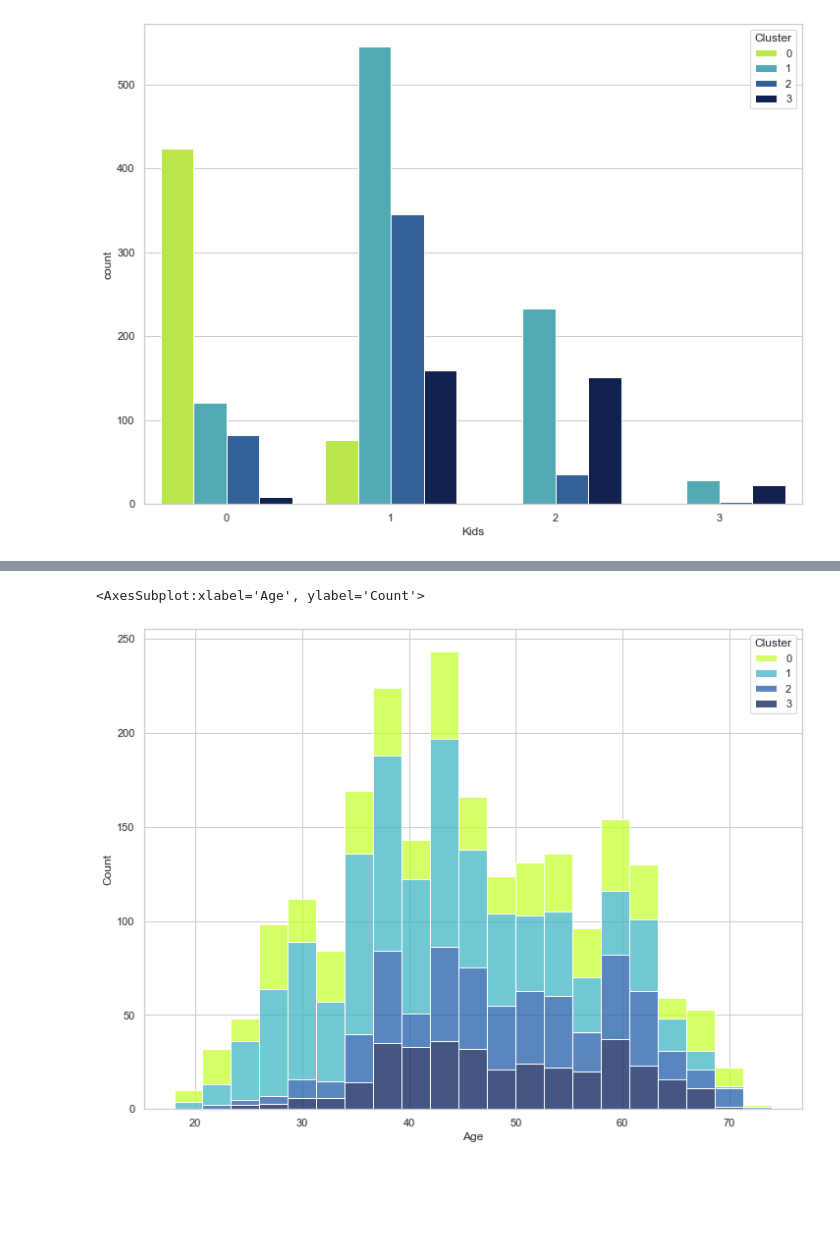
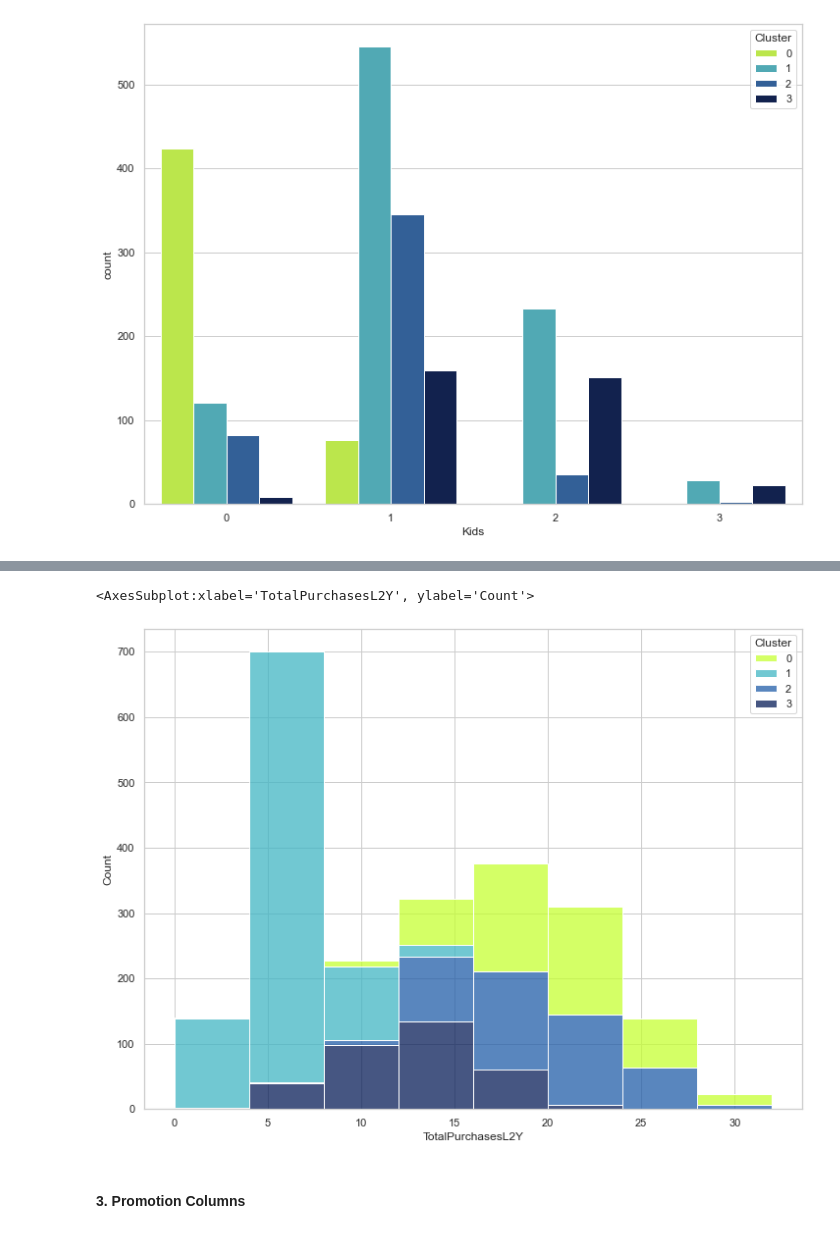
Before and after one commit to mariaperezdeayalas/Customer-Segmentation-Final-Project-, a Jupyter notebook: Notebooks/3. Clustering - KMeans.ipynb, the cells around one changed output, grey strips where cells are left out. Cells and saved outputs as stored; diff of their text form; code cells hidden in the pictures; blank space fills up the shorter version.

Commit message:
clusters analysis empezado

```diff
--- a/Notebooks/3. Clustering - KMeans.ipynb
+++ b/Notebooks/3. Clustering - KMeans.ipynb
@@ -158,6 +175,8 @@ sns.countplot(data = clients, x = 'Kids', hue = 'Cluster', palette = pal)
 # %%
-sns.histplot(data = clients, x = "Age", hue = "Cluster", multiple="stack", palette = pal)
+sns.histplot(data = clients, x = "TotalPurchasesL2Y", hue = "Cluster", multiple="stack", palette = pal, bins = 8)
 # %% [output]
-<AxesSubplot:xlabel='Age', ylabel='Count'>
+<AxesSubplot:xlabel='TotalPurchasesL2Y', ylabel='Count'>
-[figure, old version]
+[figure, new version]
+# %% [markdown]
+#### 3. Promotion Columns
 # %%
```
Also changed, not shown: parts of 12 cells of this notebook.
